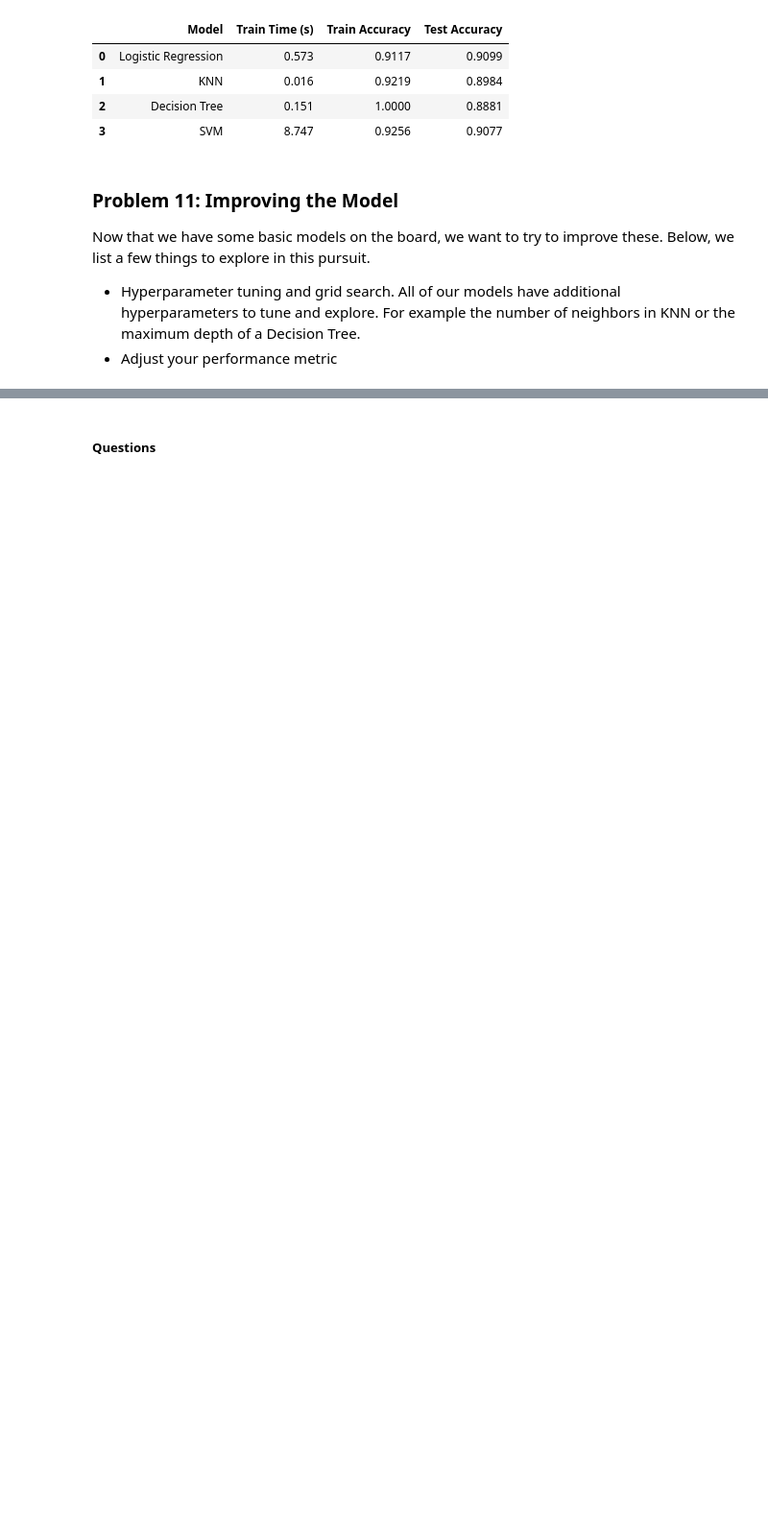
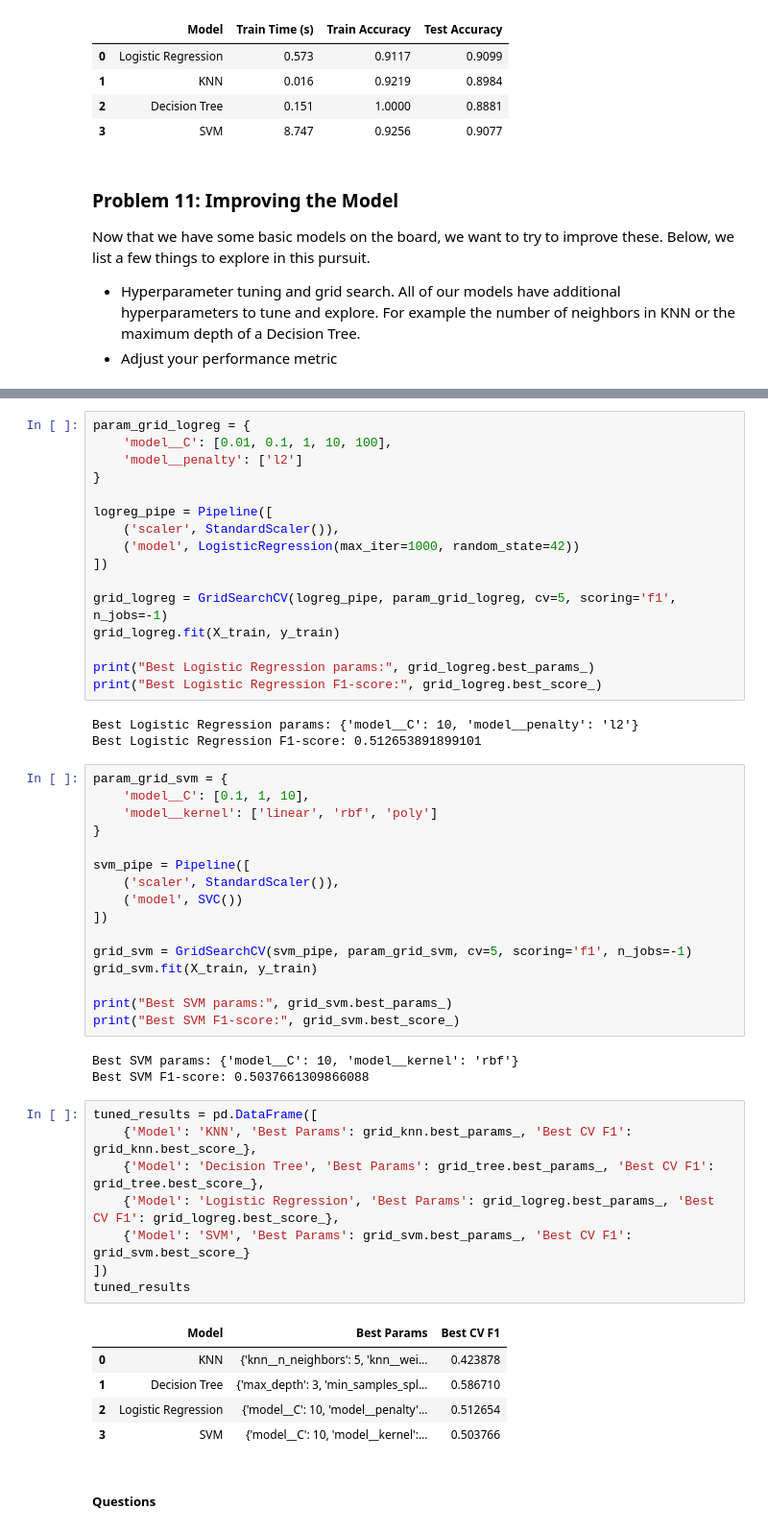
Before and after one commit to nbardhan/Comparing-Classifiers, a Jupyter notebook: prompt_III.ipynb, the cells around one changed output, grey strips where cells are left out. Shown at 96% size. Saved outputs shown, nothing was run; the diff lists cells and outputs as text; blank space fills up the shorter version.

```diff
--- a/prompt_III.ipynb
+++ b/prompt_III.ipynb
@@ -607,2 +643,54 @@ Now that we have some basic models on the board, we want to try to improve these
+# %%
+param_grid_logreg = {
+    'model__C': [0.01, 0.1, 1, 10, 100],
+    'model__penalty': ['l2']
+}
+
+logreg_pipe = Pipeline([
+    ('scaler', StandardScaler()),
+    ('model', LogisticRegression(max_iter=1000, random_state=42))
+])
+
+grid_logreg = GridSearchCV(logreg_pipe, param_grid_logreg, cv=5, scoring='f1', n_jobs=-1)
+grid_logreg.fit(X_train, y_train)
+
+print("Best Logistic Regression params:", grid_logreg.best_params_)
+print("Best Logistic Regression F1-score:", grid_logreg.best_score_)
+# %% [output]
+Best Logistic Regression params: {'model__C': 10, 'model__penalty': 'l2'}
+Best Logistic Regression F1-score: 0.512653891899101
+# %%
+param_grid_svm = {
+    'model__C': [0.1, 1, 10],
+    'model__kernel': ['linear', 'rbf', 'poly']
+}
+
+svm_pipe = Pipeline([
+    ('scaler', StandardScaler()),
+    ('model', SVC())
+])
+
+grid_svm = GridSearchCV(svm_pipe, param_grid_svm, cv=5, scoring='f1', n_jobs=-1)
+grid_svm.fit(X_train, y_train)
+
+print("Best SVM params:", grid_svm.best_params_)
+print("Best SVM F1-score:", grid_svm.best_score_)
+# %% [output]
+Best SVM params: {'model__C': 10, 'model__kernel': 'rbf'}
+Best SVM F1-score: 0.5037661309866088
+# %%
+tuned_results = pd.DataFrame([
+    {'Model': 'KNN', 'Best Params': grid_knn.best_params_, 'Best CV F1': grid_knn.best_score_},
+    {'Model': 'Decision Tree', 'Best Params': grid_tree.best_params_, 'Best CV F1': grid_tree.best_score_},
+    {'Model': 'Logistic Regression', 'Best Params': grid_logreg.best_params_, 'Best CV F1': grid_logreg.best_score_},
+    {'Model': 'SVM', 'Best Params': grid_svm.best_params_, 'Best CV F1': grid_svm.best_score_}
+])
+tuned_results
+# %% [output]
+|  | Model | Best Params | Best CV F1 |
+| 0 | KNN | {'knn__n_neighbors': 5, 'knn__wei... | 0.423878 |
+| 1 | Decision Tree | {'max_depth': 3, 'min_samples_spl... | 0.586710 |
+| 2 | Logistic Regression | {'model__C': 10, 'model__penalty'... | 0.512654 |
+| 3 | SVM | {'model__C': 10, 'model__kernel':... | 0.503766 |
 # %% [markdown]
 ##### Questions
```
Also changed, not shown: parts of 3 cells of this notebook.
